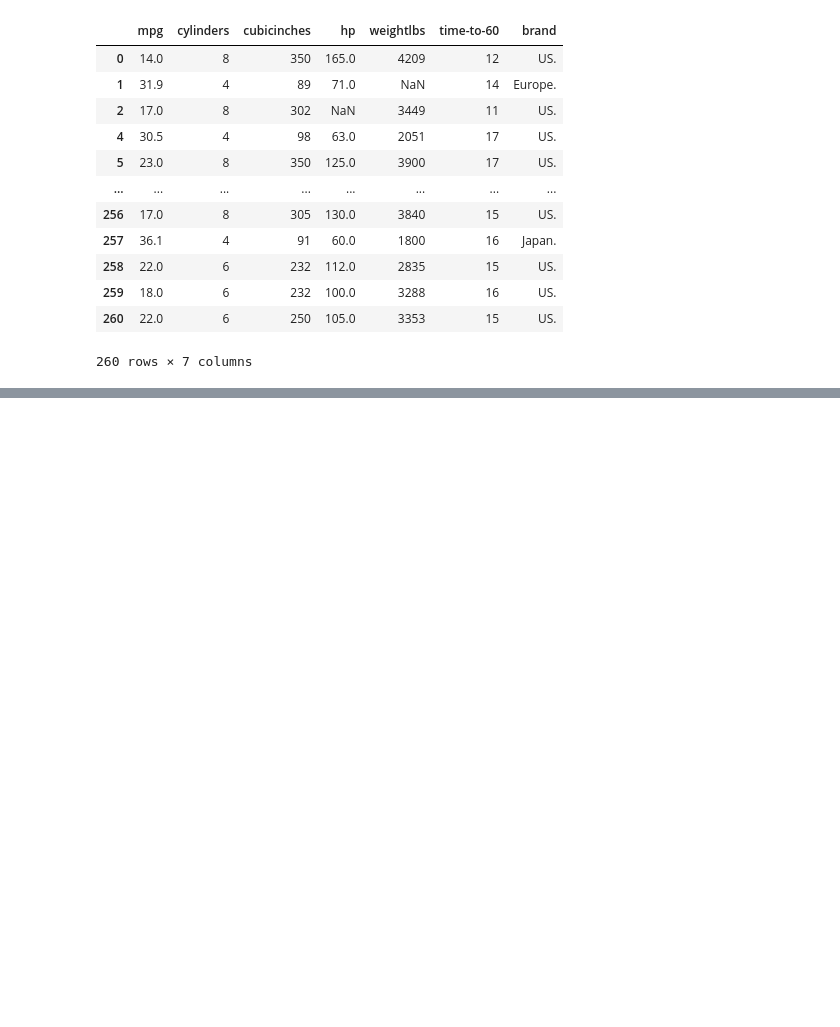
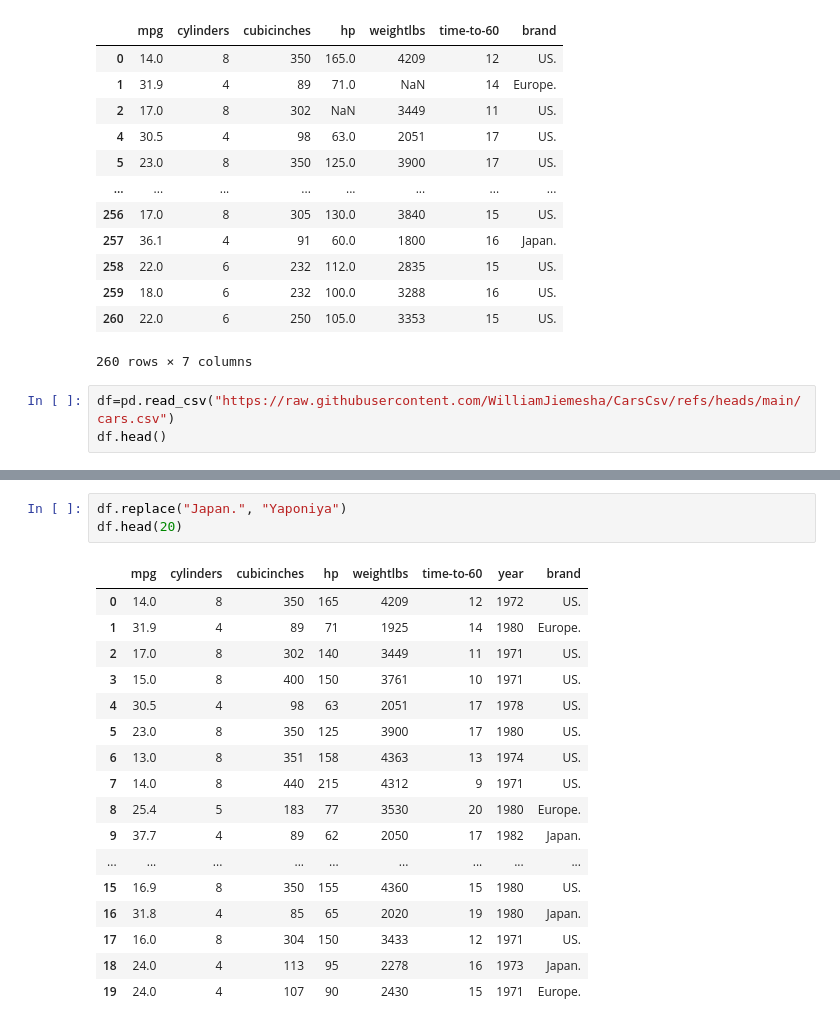
Before and after one commit to baxronovferuz1/DataScience_Np, a Jupyter notebook: Numpy_Pandas_practice.ipynb, the cells around one changed output, grey strips where cells are left out. Cells and saved outputs as stored; diff of their text form; blank space fills up the shorter version.

```diff
--- a/Numpy_Pandas_practice.ipynb
+++ b/Numpy_Pandas_practice.ipynb
@@ -1699,3 +1699,6 @@ df.dropna(subset=["cylinders","brand"])
 | 259 | 18.0 | 6 | 232 | 100.0 | 3288 | 16 | US. |
 | 260 | 22.0 | 6 | 250 | 105.0 | 3353 | 15 | US. |
 260 rows × 7 columns
+# %%
+df=pd.read_csv("https://raw.githubusercontent.com/WilliamJiemesha/CarsCsv/refs/heads/main/cars.csv")
+df.head()
@@ -1701,0 +1812,21 @@ df.dropna(subset=["cylinders","brand"])
+# %%
+df.replace("Japan.", "Yaponiya")
+df.head(20)
+# %% [output]
+|  | mpg | cylinders | cubicinches | hp | weightlbs | time-to-60 | year | brand |
+| 0 | 14.0 | 8 | 350 | 165 | 4209 | 12 | 1972 | US. |
+| 1 | 31.9 | 4 | 89 | 71 | 1925 | 14 | 1980 | Europe. |
+| 2 | 17.0 | 8 | 302 | 140 | 3449 | 11 | 1971 | US. |
+| 3 | 15.0 | 8 | 400 | 150 | 3761 | 10 | 1971 | US. |
+| 4 | 30.5 | 4 | 98 | 63 | 2051 | 17 | 1978 | US. |
+| 5 | 23.0 | 8 | 350 | 125 | 3900 | 17 | 1980 | US. |
+| 6 | 13.0 | 8 | 351 | 158 | 4363 | 13 | 1974 | US. |
+| 7 | 14.0 | 8 | 440 | 215 | 4312 | 9 | 1971 | US. |
+| 8 | 25.4 | 5 | 183 | 77 | 3530 | 20 | 1980 | Europe. |
+| 9 | 37.7 | 4 | 89 | 62 | 2050 | 17 | 1982 | Japan. |
+| ... | ... | ... | ... | ... | ... | ... | ... | ... |
+| 15 | 16.9 | 8 | 350 | 155 | 4360 | 15 | 1980 | US. |
+| 16 | 31.8 | 4 | 85 | 65 | 2020 | 19 | 1980 | Japan. |
+| 17 | 16.0 | 8 | 304 | 150 | 3433 | 12 | 1971 | US. |
+| 18 | 24.0 | 4 | 113 | 95 | 2278 | 16 | 1973 | Japan. |
+| 19 | 24.0 | 4 | 107 | 90 | 2430 | 15 | 1971 | Europe. |
```
Also changed, not shown: parts of 12 cells of this notebook.
